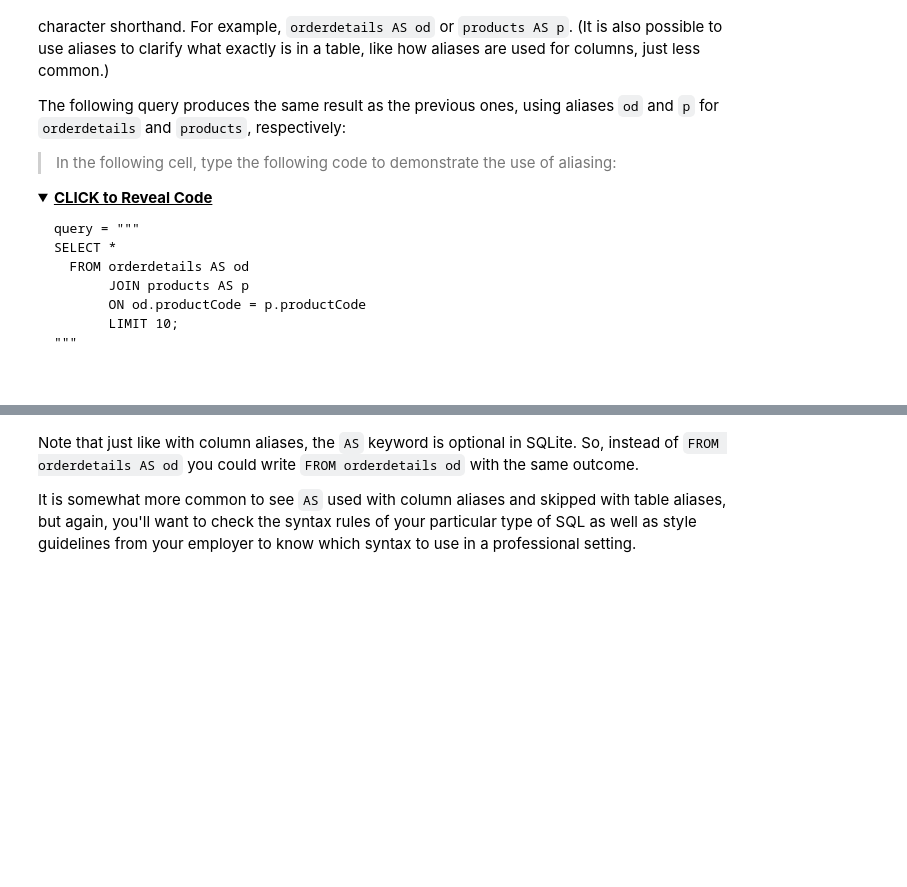
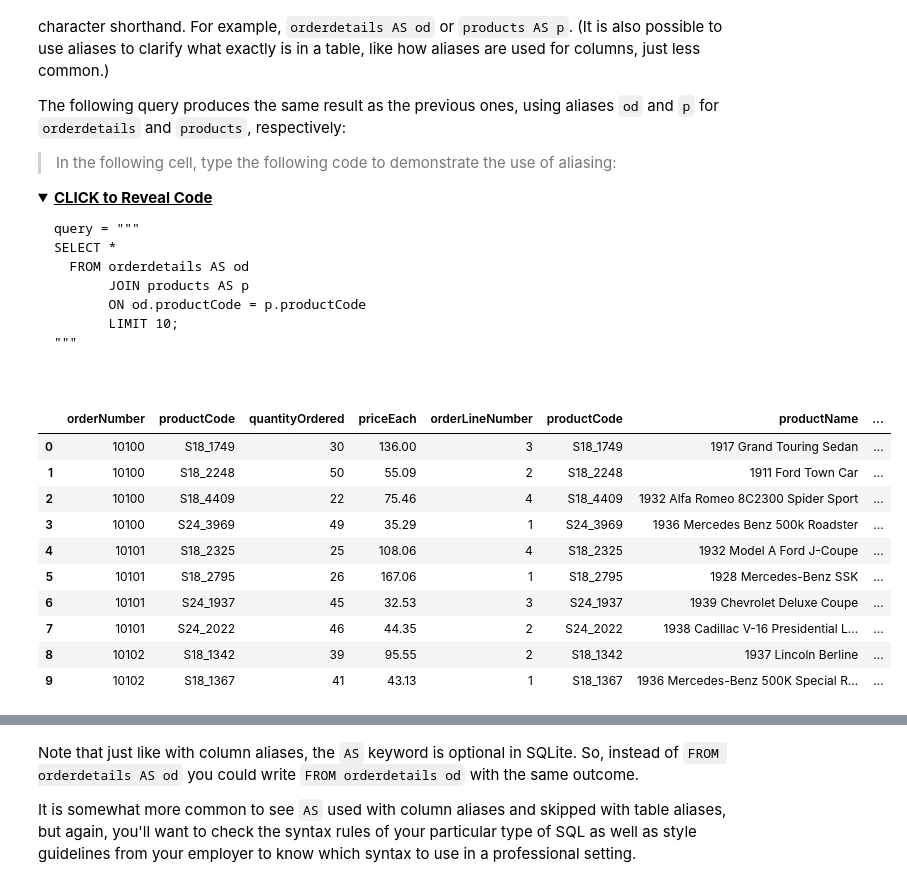
Before and after one commit to vnelima/dsc-join-statements, a Jupyter notebook: index.ipynb, the cells around one changed output, grey strips where cells are left out. Drawn from its saved outputs; the diff is of its cells as text; code cells hidden in the pictures; folded sections open; blank space fills up the shorter version.

```diff
--- a/index.ipynb
+++ b/index.ipynb
@@ -215,8 +281,25 @@ SELECT *
 </details>
 # %%
 # replace None with the query to demonstrate aliasing
-query = None
+query =("""
+SELECT *
+        FROM orderdetails AS od
+        JOIN products AS p
+        ON od.productCode= p.productCode
+        LIMIT 10""")
 pd.read_sql(query, conn)
+# %% [output]
+|  | orderNumber | productCode | quantityOrdered | priceEach | orderLineNumber | productCode | productName | ... |
+| 0 | 10100 | S18_1749 | 30 | 136.00 | 3 | S18_1749 | 1917 Grand Touring Sedan | ... |
+| 1 | 10100 | S18_2248 | 50 | 55.09 | 2 | S18_2248 | 1911 Ford Town Car | ... |
+| 2 | 10100 | S18_4409 | 22 | 75.46 | 4 | S18_4409 | 1932 Alfa Romeo 8C2300 Spider Sport | ... |
+| 3 | 10100 | S24_3969 | 49 | 35.29 | 1 | S24_3969 | 1936 Mercedes Benz 500k Roadster | ... |
+| 4 | 10101 | S18_2325 | 25 | 108.06 | 4 | S18_2325 | 1932 Model A Ford J-Coupe | ... |
+| 5 | 10101 | S18_2795 | 26 | 167.06 | 1 | S18_2795 | 1928 Mercedes-Benz SSK | ... |
+| 6 | 10101 | S24_1937 | 45 | 32.53 | 3 | S24_1937 | 1939 Chevrolet Deluxe Coupe | ... |
+| 7 | 10101 | S24_2022 | 46 | 44.35 | 2 | S24_2022 | 1938 Cadillac V-16 Presidential L... | ... |
+| 8 | 10102 | S18_1342 | 39 | 95.55 | 2 | S18_1342 | 1937 Lincoln Berline | ... |
+| 9 | 10102 | S18_1367 | 41 | 43.13 | 1 | S18_1367 | 1936 Mercedes-Benz 500K Special R... | ... |
 # %% [markdown]
 ---
 #### Expected Output
```
Also changed, not shown: parts of 10 cells of this notebook.
